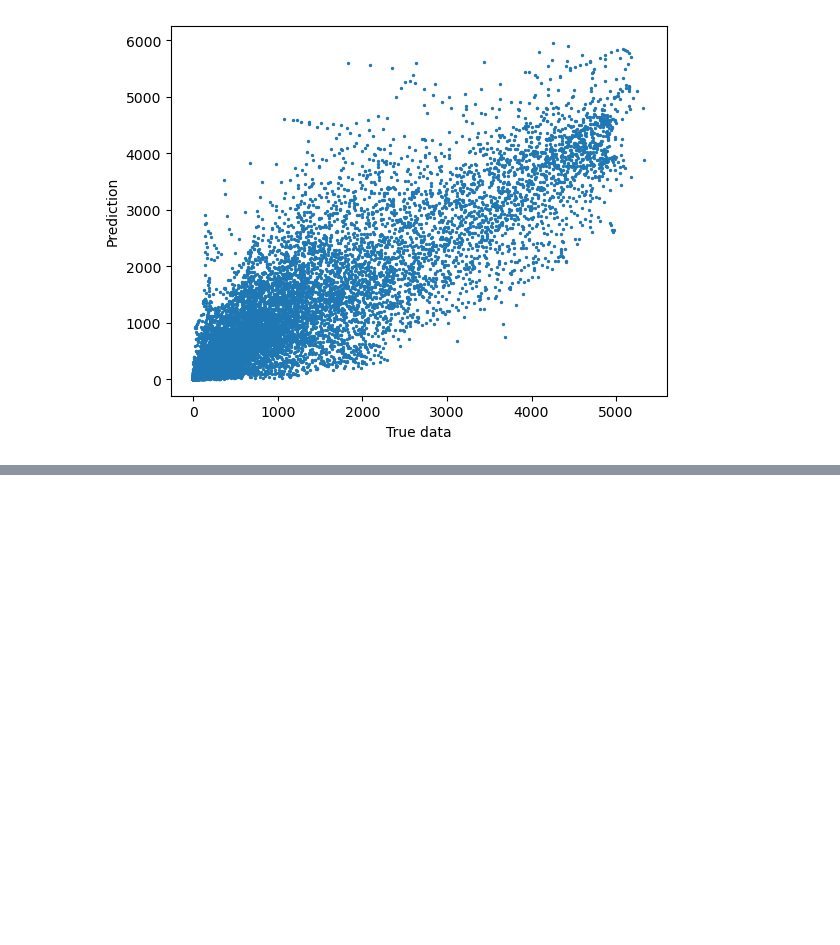
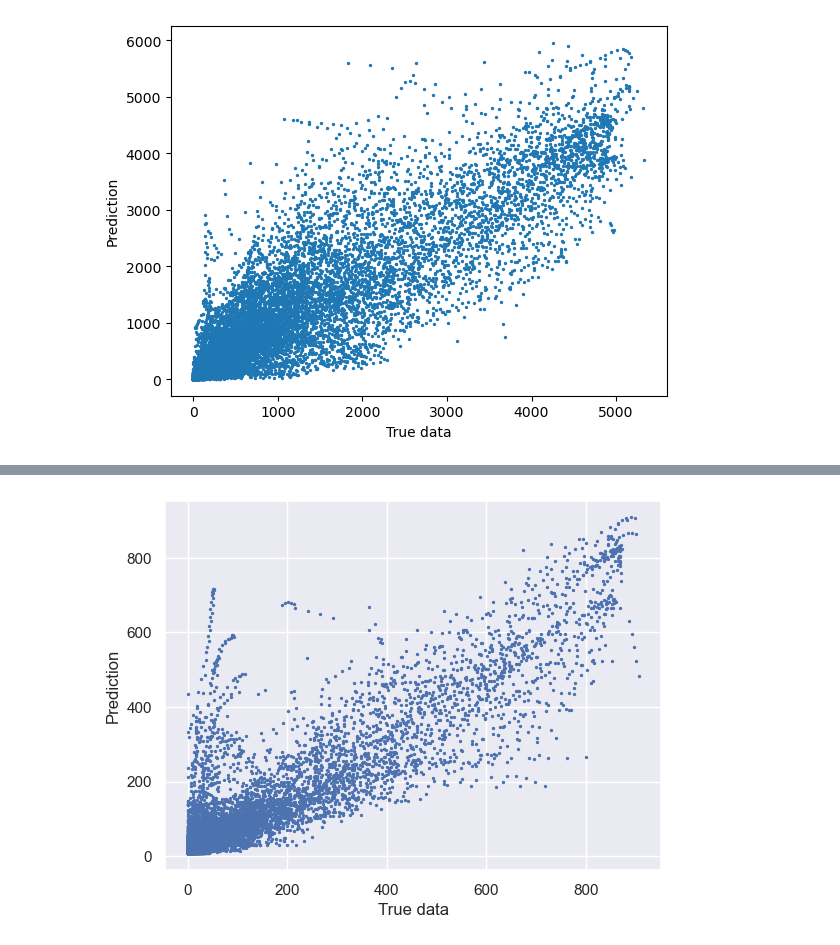
Before and after one commit to hugokerino/Energy-forecasting-NTNU, a Jupyter notebook: data/Hugo/notebook_hugo.ipynb, the cells around one changed output, grey strips where cells are left out. Saved outputs shown, nothing was run; the diff lists cells and outputs as text; code cells hidden in the pictures; blank space fills up the shorter version.

```diff
--- a/data/Hugo/notebook_hugo.ipynb
+++ b/data/Hugo/notebook_hugo.ipynb
@@ -1416,0 +2479,14 @@ Test MAE: 357.2876586158065
+# %%
+#Predict
+prediction =model_LSTM.predict(X_Test_LSTM)
+prediction[prediction<0] = 0
+
+#Evaluate
+mae = mean_absolute_error(Y_Test, prediction)
+print("mae = ",mae)
+
+plt.scatter(Y_Test, prediction, s=2)
+plt.xlabel("True data")
+plt.ylabel("Prediction")
+plt.show()
+# %% [output]
@@ -1416,0 +2495 @@ Test MAE: 357.2876586158065
+[figure, added]
```
Also changed, not shown: parts of 29 cells of this notebook.
